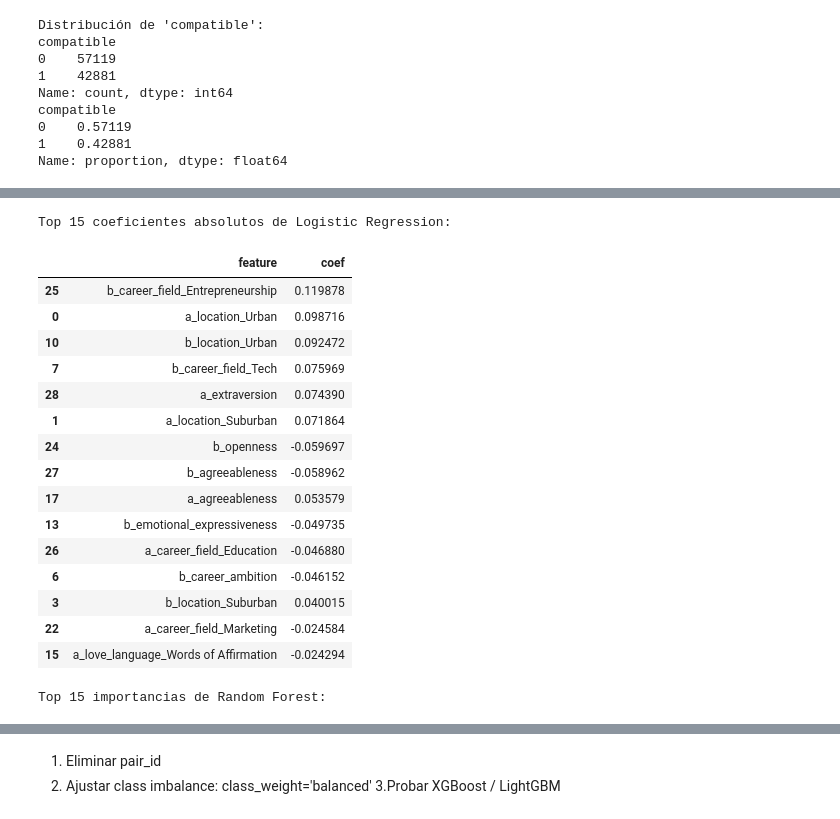
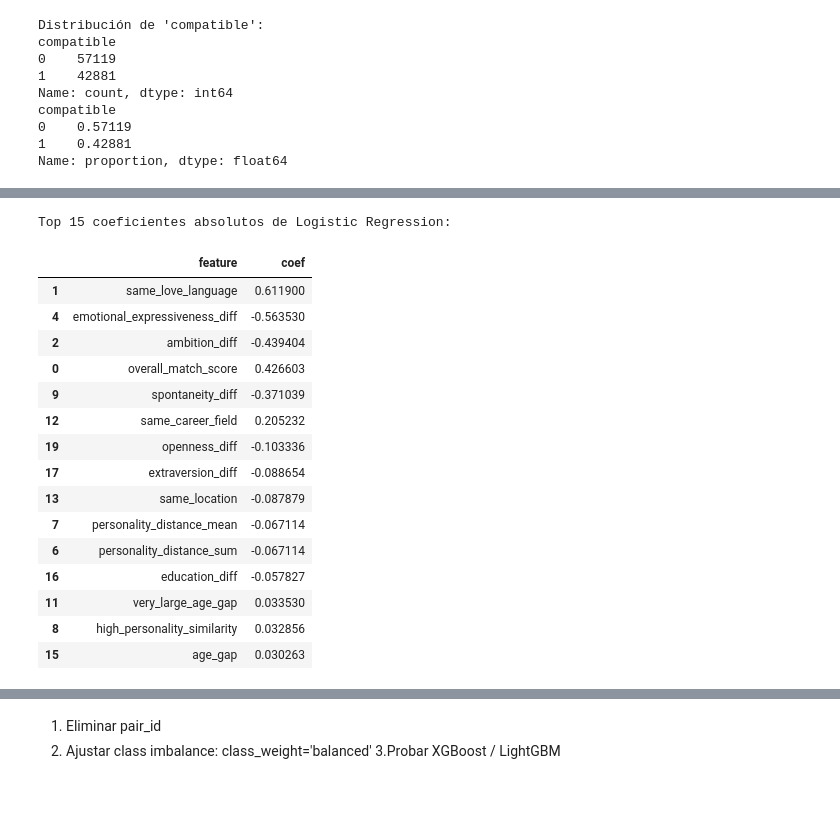
Before and after one commit to OscarDominguezOcana/DISIA-G5, a Jupyter notebook: [DISIA] - G5 - Hito 3.ipynb, the cells around one changed output, grey strips where cells are left out. Cells and saved outputs as stored; diff of their text form; code cells hidden in the pictures.

```diff
--- a/[DISIA] - G5 - Hito 3.ipynb
+++ b/[DISIA] - G5 - Hito 3.ipynb
@@ -53,7 +67,7 @@ RANDOM_STATE = 42
 # 1. CARGA DE DATOS
 # =========================
 
-df = pd.read_csv("cupid_algorithm_dataset.csv")
+df = pd.read_csv("/cupid_algorithm_dataset.csv")
 
 print("Shape del dataset:", df.shape)
 df.head()
@@ -169,9 +289,9 @@ Test shape: (20000, 51)
 # %%
 # =========================
 # 3.1 FEATURE SELECTION PARA CLASIFICACIÓN
+# (solo usando train para evitar leakage)
 # =========================
 
-# Mutual information adecuada para clasificación binaria
 mi_clf = mutual_info_classif(
     X_train_clf,
     y_train_clf,
@@ -183,20 +303,17 @@ mi_clf_series = pd.Series(mi_clf, index=X_train_clf.columns).sort_values(ascendi
 print("Top 15 features por mutual information:")
 display(mi_clf_series.head(15))
 
-# Seleccionamos las top features en lugar de un umbral fijo (Anteriormente teníamos threshold_clf = 0.01,
-# pero ninguna variable superaba el umbral)
 threshold_clf = 0.001
 selected_features_clf = mi_clf_series[mi_clf_series > threshold_clf].index.tolist()
 
-# Si no pasa ninguna feature el umbral, usamos las 20 mejores
 if len(selected_features_clf) == 0:
     selected_features_clf = mi_clf_series.head(20).index.tolist()
 
 print(f"Número de features seleccionadas para clasificación: {len(selected_features_clf)}")
 print(selected_features_clf)
 
-# Reducimos el dataset solo a las features elegidas
 X_train_clf_sel = X_train_clf[selected_features_clf]
+X_val_clf_sel = X_val_clf[selected_features_clf]
 X_test_clf_sel = X_test_clf[selected_features_clf]
 # %% [output]
 Top 15 features por mutual information:
@@ -361,42 +500,43 @@ Random Forest ROC-AUC medio: 0.6791
 # %%
 # =========================
-# 3.6 INTERPRETABILIDAD EN CLASIFICACIÓN
+# 3.6 INTERPRETABILIDAD DEL MEJOR MODELO DE CLASIFICACIÓN
 # =========================
 
-# Coeficientes de Logistic Regression:
-# ayudan a ver qué variables empujan más hacia una clase u otra
-coef_clf = pd.DataFrame({
-    "feature": selected_features_clf,
-    "coef": best_log_clf.coef_[0]
-}).sort_values(by="coef", key=abs, ascending=False)
+if best_clf_name == "Logistic Regression":
+    coef_clf = pd.DataFrame({
+        "feature": selected_features_clf,
+        "coef": best_clf_model.named_steps["model"].coef_[0]
+    }).sort_values(by="coef", key=abs, ascending=False)
 
-print("Top 15 coeficientes absolutos de Logistic Regression:")
-display(coef_clf.head(15))
+    print("Top 15 coeficientes absolutos de Logistic Regression:")
+    display(coef_clf.head(15))
 
-# Importancias de Random Forest
-rf_importance_clf = pd.DataFrame({
-    "feature": selected_features_clf,
-    "importance": rf_clf.feature_importances_
-}).sort_values(by="importance", ascending=False)
+elif best_clf_name in ["Random Forest", "Gradient Boosting", "Decision Tree"]:
+    importance_clf = pd.DataFrame({
+        "feature": selected_features_clf,
+        "importance": best_clf_model.feature_importances_
+    }).sort_values(by="importance", ascending=False)
 
-print("Top 15 importancias de Random Forest:")
-display(rf_importance_clf.head(15))
+    print(f"Top 15 importancias de {best_clf_name}:")
+    display(importance_clf.head(15))
+
+else:
+    print(f"El modelo seleccionado ({best_clf_name}) no dispone de importancias o coeficientes directos fácilmente interpretables.")
 # %% [output]
 Top 15 coeficientes absolutos de Logistic Regression:
 |  | feature | coef |
-| 25 | b_career_field_Entrepreneurship | 0.119878 |
-| 0 | a_location_Urban | 0.098716 |
-| 10 | b_location_Urban | 0.092472 |
-| 7 | b_career_field_Tech | 0.075969 |
-| 28 | a_extraversion | 0.074390 |
-| 1 | a_location_Suburban | 0.071864 |
-| 24 | b_openness | -0.059697 |
-| 27 | b_agreeableness | -0.058962 |
-| 17 | a_agreeableness | 0.053579 |
-| 13 | b_emotional_expressiveness | -0.049735 |
-| 26 | a_career_field_Education | -0.046880 |
-| 6 | b_career_ambition | -0.046152 |
-| 3 | b_location_Suburban | 0.040015 |
-| 22 | a_career_field_Marketing | -0.024584 |
-| 15 | a_love_language_Words of Affirmation | -0.024294 |
+| 1 | same_love_language | 0.611900 |
+| 4 | emotional_expressiveness_diff | -0.563530 |
+| 2 | ambition_diff | -0.439404 |
+| 0 | overall_match_score | 0.426603 |
+| 9 | spontaneity_diff | -0.371039 |
+| 12 | same_career_field | 0.205232 |
+| 19 | openness_diff | -0.103336 |
+| 17 | extraversion_diff | -0.088654 |
+| 13 | same_location | -0.087879 |
+| 7 | personality_distance_mean | -0.067114 |
+| 6 | personality_distance_sum | -0.067114 |
+| 16 | education_diff | -0.057827 |
+| 11 | very_large_age_gap | 0.033530 |
+| 8 | high_personality_similarity | 0.032856 |
+| 15 | age_gap | 0.030263 |
-Top 15 importancias de Random Forest:
```
Also changed, not shown: parts of 21 cells of this notebook.
